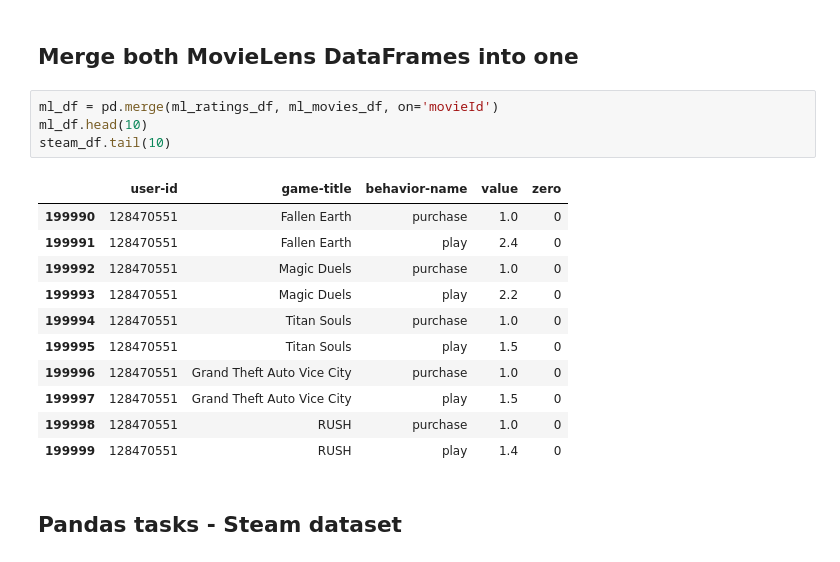
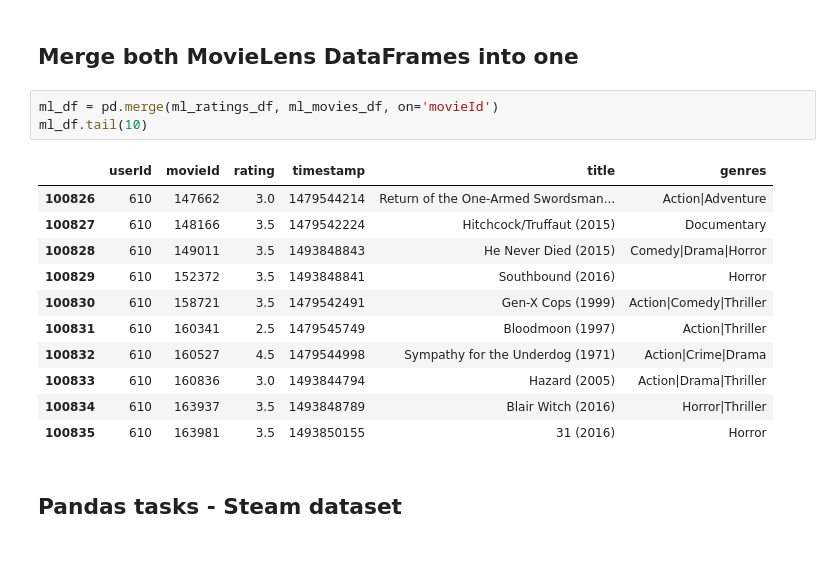
Before and after one commit to e-lawniczak/recommender-systems-class, a Jupyter notebook: class_02_numpy_pandas.ipynb, the cells around one changed output. Saved outputs shown, nothing was run; the diff lists cells and outputs as text.

```diff
--- a/class_02_numpy_pandas.ipynb
+++ b/class_02_numpy_pandas.ipynb
@@ -111,20 +106,19 @@ ml_movies_df = pd.read_csv(os.path.join("data", "movielens_small", "movies.csv")
 ## Merge both MovieLens DataFrames into one
 # %%
 ml_df = pd.merge(ml_ratings_df, ml_movies_df, on='movieId')
-ml_df.head(10)
-steam_df.tail(10)
+ml_df.tail(10)
 # %% [output]
-|  | user-id | game-title | behavior-name | value | zero |
-| 199990 | 128470551 | Fallen Earth | purchase | 1.0 | 0 |
-| 199991 | 128470551 | Fallen Earth | play | 2.4 | 0 |
-| 199992 | 128470551 | Magic Duels | purchase | 1.0 | 0 |
-| 199993 | 128470551 | Magic Duels | play | 2.2 | 0 |
-| 199994 | 128470551 | Titan Souls | purchase | 1.0 | 0 |
-| 199995 | 128470551 | Titan Souls | play | 1.5 | 0 |
-| 199996 | 128470551 | Grand Theft Auto Vice City | purchase | 1.0 | 0 |
-| 199997 | 128470551 | Grand Theft Auto Vice City | play | 1.5 | 0 |
-| 199998 | 128470551 | RUSH | purchase | 1.0 | 0 |
-| 199999 | 128470551 | RUSH | play | 1.4 | 0 |
+|  | userId | movieId | rating | timestamp | title | genres |
+| 100826 | 610 | 147662 | 3.0 | 1479544214 | Return of the One-Armed Swordsman... | Action|Adventure |
+| 100827 | 610 | 148166 | 3.5 | 1479542224 | Hitchcock/Truffaut (2015) | Documentary |
+| 100828 | 610 | 149011 | 3.5 | 1493848843 | He Never Died (2015) | Comedy|Drama|Horror |
+| 100829 | 610 | 152372 | 3.5 | 1493848841 | Southbound (2016) | Horror |
+| 100830 | 610 | 158721 | 3.5 | 1479542491 | Gen-X Cops (1999) | Action|Comedy|Thriller |
+| 100831 | 610 | 160341 | 2.5 | 1479545749 | Bloodmoon (1997) | Action|Thriller |
+| 100832 | 610 | 160527 | 4.5 | 1479544998 | Sympathy for the Underdog (1971) | Action|Crime|Drama |
+| 100833 | 610 | 160836 | 3.0 | 1493844794 | Hazard (2005) | Action|Drama|Thriller |
+| 100834 | 610 | 163937 | 3.5 | 1493848789 | Blair Witch (2016) | Horror|Thriller |
+| 100835 | 610 | 163981 | 3.5 | 1493850155 | 31 (2016) | Horror |
 # %% [markdown]
 ## Pandas tasks - Steam dataset
 # %% [markdown]
```
Also changed, not shown: parts of 11 cells of this notebook.
